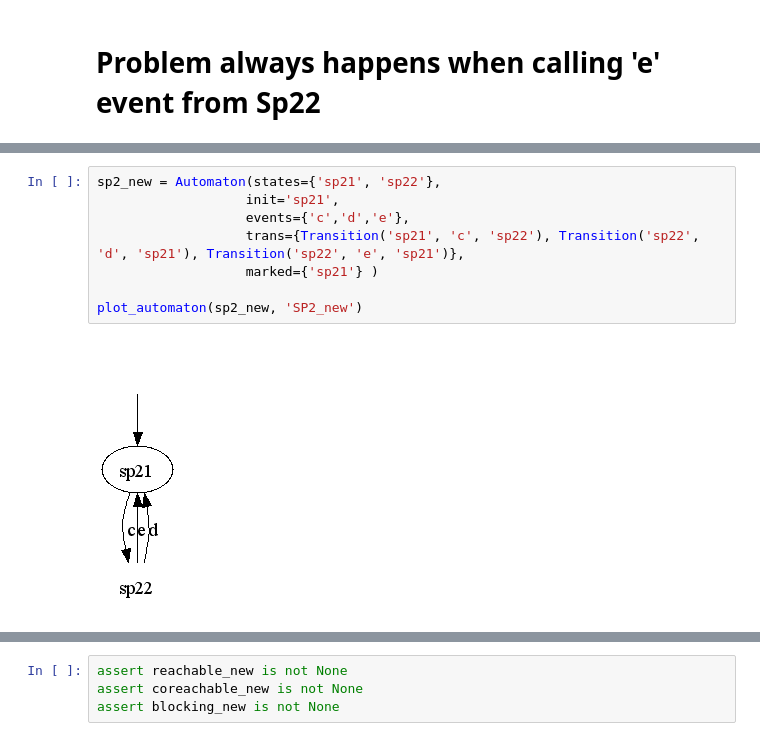
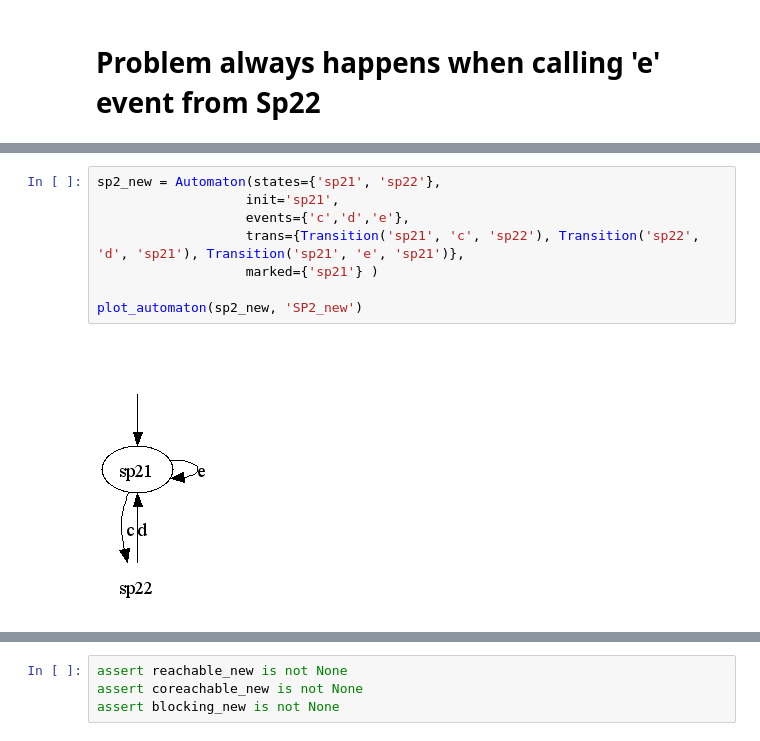
Before and after one commit to lucasrm25/Discrete-Event-Systems-SSY165, a Jupyter notebook: Assignment_1/sync_and_reach.ipynb, the cells around one changed output, grey strips where cells are left out. Drawn from its saved outputs; the diff is of its cells as text.

```diff
--- a/Assignment_1/sync_and_reach.ipynb
+++ b/Assignment_1/sync_and_reach.ipynb
@@ -729,13 +729,13 @@ plot_automaton(sp1_new, 'SP1_new')
 # %%
 sp2_new = Automaton(states={'sp21', 'sp22'},
                    init='sp21',
                    events={'c','d','e'},
-                   trans={Transition('sp21', 'c', 'sp22'), Transition('sp22', 'd', 'sp21'), Transition('sp22', 'e', 'sp21')},
+                   trans={Transition('sp21', 'c', 'sp22'), Transition('sp22', 'd', 'sp21'), Transition('sp21', 'e', 'sp21')},
                    marked={'sp21'} )
 
 plot_automaton(sp2_new, 'SP2_new')
 # %% [output]
-[figure, old version]
+[figure, new version]
 # %%
 # Now synchronize with the new specifications
 S_new = synch(synch(p1, p2), synch(sp1_new, sp2_new))
```
Also changed, not shown: parts of 8 cells of this notebook, 2 other files.
